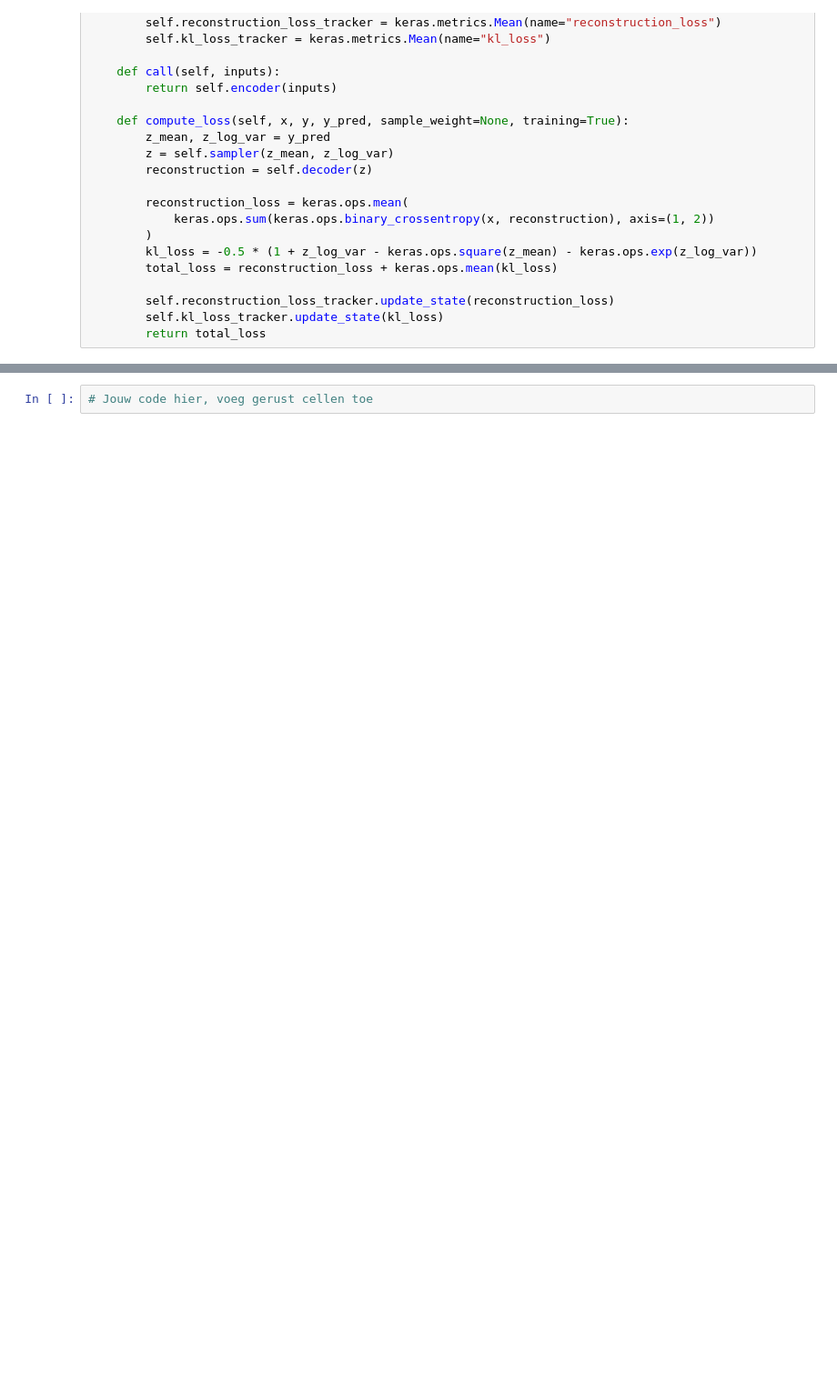
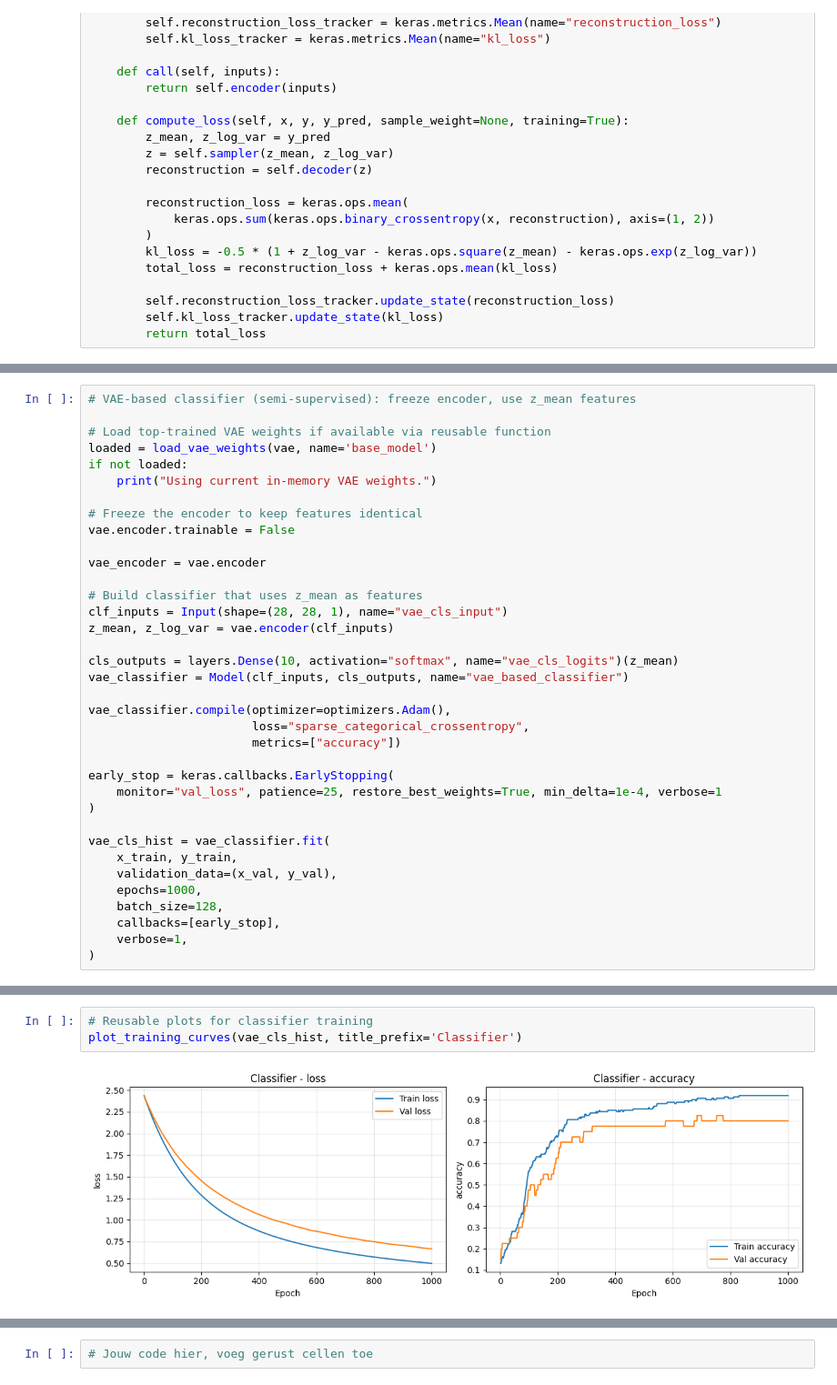
Before and after one commit to FrankVanDerVelde/master_applied-artificial_intelligence, a Jupyter notebook: methoden_en_technieken/datapunt_4/M&T_opdracht_Datapunt2b.ipynb, the cells around one changed output, grey strips where cells are left out. Shown at 91% size. Cells and saved outputs as stored; diff of their text form; blank space fills up the shorter version.

```diff
--- a/methoden_en_technieken/datapunt_4/M&T_opdracht_Datapunt2b.ipynb
+++ b/methoden_en_technieken/datapunt_4/M&T_opdracht_Datapunt2b.ipynb
@@ -400,0 +474,36 @@ plt.show()
+# %%
+# VAE-based classifier (semi-supervised): freeze encoder, use z_mean features
+
+# Load top-trained VAE weights if available via reusable function
+loaded = load_vae_weights(vae, name='base_model')
+if not loaded:
+    print("Using current in-memory VAE weights.")
+
+# Freeze the encoder to keep features identical
+vae.encoder.trainable = False
+
+vae_encoder = vae.encoder
+
+# Build classifier that uses z_mean as features
+clf_inputs = Input(shape=(28, 28, 1), name="vae_cls_input")
+z_mean, z_log_var = vae.encoder(clf_inputs)
+
+cls_outputs = layers.Dense(10, activation="softmax", name="vae_cls_logits")(z_mean)
+vae_classifier = Model(clf_inputs, cls_outputs, name="vae_based_classifier")
+
+vae_classifier.compile(optimizer=optimizers.Adam(),
+                       loss="sparse_categorical_crossentropy",
+                       metrics=["accuracy"])
+
+early_stop = keras.callbacks.EarlyStopping(
+    monitor="val_loss", patience=25, restore_best_weights=True, min_delta=1e-4, verbose=1
+)
+
+vae_cls_hist = vae_classifier.fit(
+    x_train, y_train,
+    validation_data=(x_val, y_val),
+    epochs=1000,
+    batch_size=128,
+    callbacks=[early_stop],
+    verbose=1,
+)
@@ -400,0 +574,5 @@ plt.show()
+# %%
+# Reusable plots for classifier training
+plot_training_curves(vae_cls_hist, title_prefix='Classifier')
+# %% [output]
+[figure, added]
```
Also changed, not shown: parts of 40 cells of this notebook.
